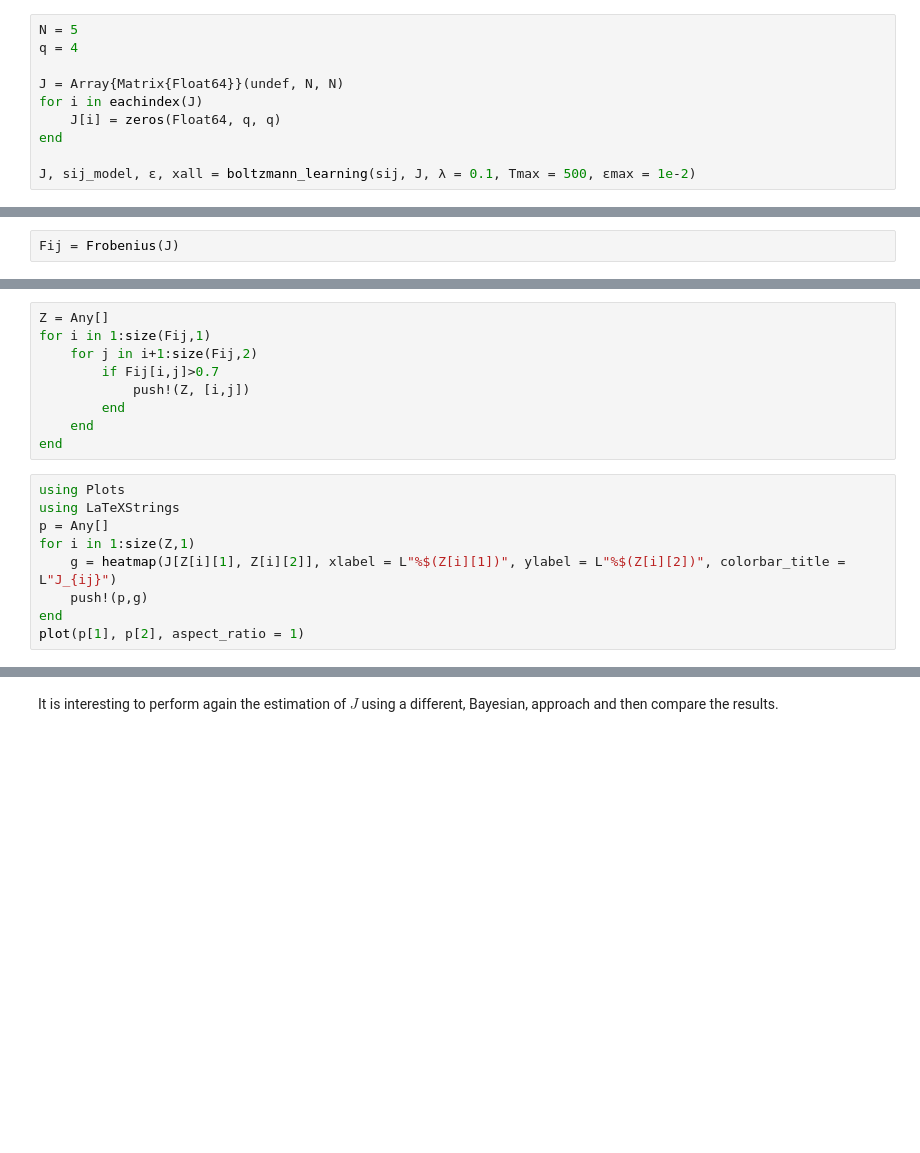
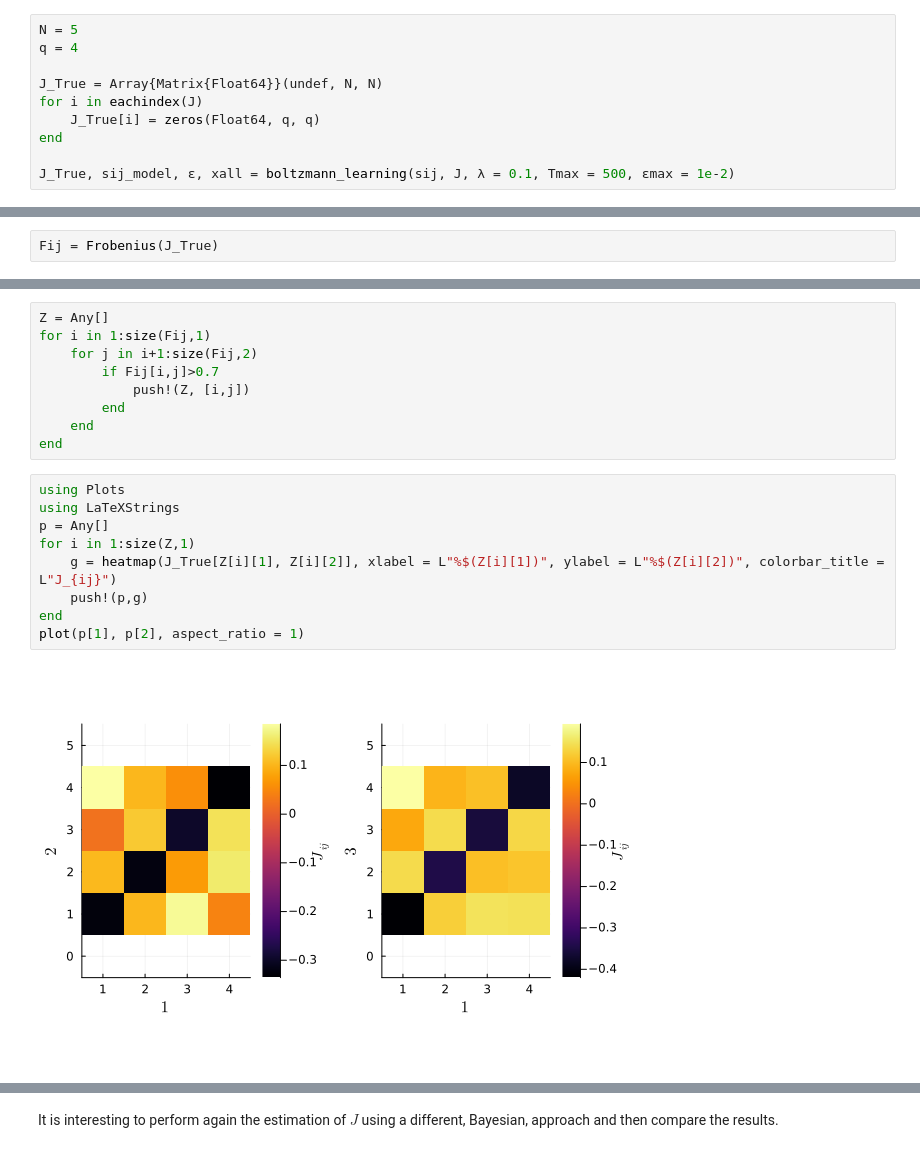
Before and after one commit to AndreaScale/Bayesian-inference-of-a-contact-network-of-Potts-variables., a Jupyter notebook: PROGETTO.ipynb, the cells around one changed output, grey strips where cells are left out. Cells and saved outputs as stored; diff of their text form; blank space fills up the shorter version.

```diff
--- a/PROGETTO.ipynb
+++ b/PROGETTO.ipynb
@@ -280,10 +280,10 @@ boltzmann_learning (generic function with 1 method)
 N = 5
 q = 4
 
-J = Array{Matrix{Float64}}(undef, N, N)
+J_True = Array{Matrix{Float64}}(undef, N, N)
 for i in eachindex(J)
-    J[i] = zeros(Float64, q, q)
+    J_True[i] = zeros(Float64, q, q)
 end
 
-J, sij_model, ε, xall = boltzmann_learning(sij, J, λ = 0.1, Tmax = 500, εmax = 1e-2)
+J_True, sij_model, ε, xall = boltzmann_learning(sij, J, λ = 0.1, Tmax = 500, εmax = 1e-2)
 # %% [output]
@@ -317,6 +333,6 @@ end
 # %% [output]
 Frobenius (generic function with 1 method)
 # %%
-Fij = Frobenius(J)
+Fij = Frobenius(J_True)
 # %% [output]
 5×5 Matrix{Float64}:
@@ -366,11 +384,13 @@ end
 # %%
 using Plots
 using LaTeXStrings
 p = Any[]
 for i in 1:size(Z,1)
-    g = heatmap(J[Z[i][1], Z[i][2]], xlabel = L"%$(Z[i][1])", ylabel = L"%$(Z[i][2])", colorbar_title = L"J_{ij}")
+    g = heatmap(J_True[Z[i][1], Z[i][2]], xlabel = L"%$(Z[i][1])", ylabel = L"%$(Z[i][2])", colorbar_title = L"J_{ij}")
     push!(p,g)
 end
 plot(p[1], p[2], aspect_ratio = 1)
+# %% [output]
+[figure, added]
 # %%
 plot(p[3], p[4], aspect_ratio = 1)
```
Also changed, not shown: parts of 30 cells of this notebook.
